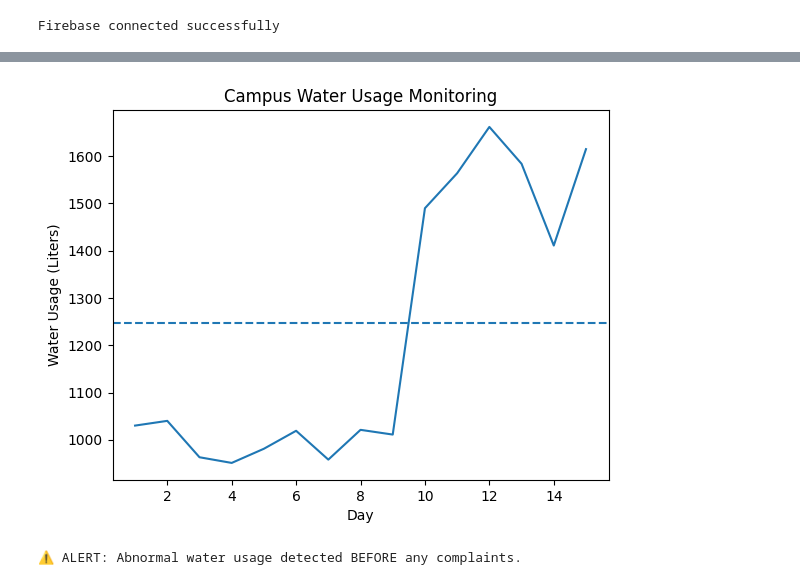
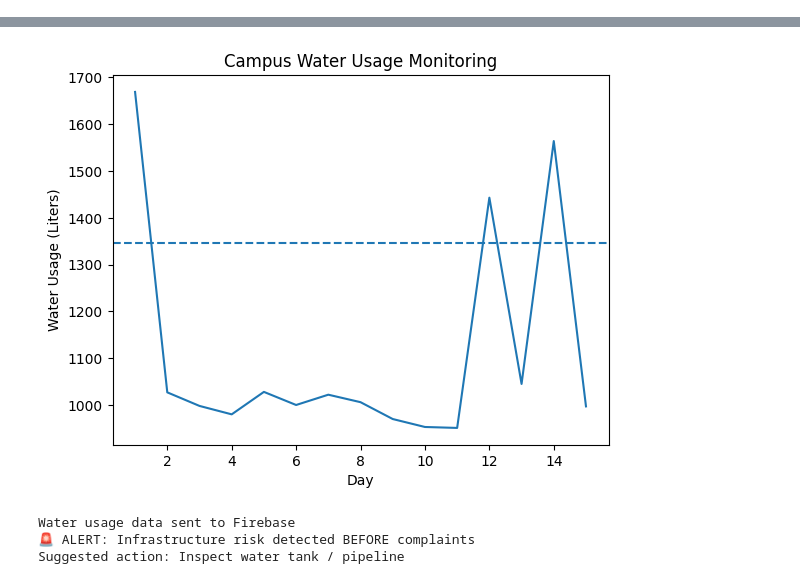
Before and after one commit to Ahil-12/invisible-infrastructure, a Jupyter notebook: invisible_infrastructure.ipynb, the cells around one changed output, grey strips where cells are left out. Saved outputs shown, nothing was run; the diff lists cells and outputs as text; code cells hidden in the pictures.

```diff
--- a/invisible_infrastructure.ipynb
+++ b/invisible_infrastructure.ipynb
@@ -18,39 +18,47 @@ Requirement already satisfied: charset_normalizer<4,>=2 in /usr/local/lib/python
 Requirement already satisfied: urllib3<3,>=1.21.1 in /usr/local/lib/python3.12/dist-packages (from requests>=2.16.0->cachecontrol>=0.12.14->firebase-admin) (2.5.0)
 Requirement already satisfied: pycparser in /usr/local/lib/python3.12/dist-packages (from cffi>=1.12->cryptography>=3.4.0->pyjwt[crypto]>=2.5.0->firebase-admin) (2.23)
 Requirement already satisfied: pyasn1<0.7.0,>=0.6.1 in /usr/local/lib/python3.12/dist-packages (from pyasn1-modules>=0.2.1->google-auth<3.0.0,>=2.14.1->google-api-core<3.0.0dev,>=1.22.1->google-api-co ...
-# %%
-import firebase_admin
-from firebase_admin import credentials, db
-
-cred = credentials.Certificate("invisible-infra-2fa6c-firebase-adminsdk-fbsvc-b4c5853464.json")
-firebase_admin.initialize_app(cred, {
-    "databaseURL": "https://invisible-infra-2fa6c-default-rtdb.firebaseio.com/"
-})
-
-print("Firebase connected successfully")
-# %% [output]
-Firebase connected successfully
 # %%
+# --- Firebase setup ---
+import firebase_admin
+from firebase_admin import credentials, db
+
+if not firebase_admin._apps:
+    cred = credentials.Certificate(
+        "invisible-infra-2fa6c-firebase-adminsdk-fbsvc-b4c5853464.json"
+    )
+    firebase_admin.initialize_app(cred, {
+        "databaseURL": "https://invisible-infra-2fa6c-default-rtdb.firebaseio.com/"
+    })
+
+print("Firebase connected successfully")
+
+
+# --- DEMO MODE: clear old data ---
+db.reference("water_usage").delete()
+
+# --- Generate fake water usage data ---
 import random
 import pandas as pd
 import matplotlib.pyplot as plt
 
-# Create fake daily water usage data
 days = list(range(1, 16))
 usage = []
 
 for day in days:
-    if day <= 9:
-        usage.append(random.randint(950, 1050))   # normal
+    # 80% chance normal, 20% chance abnormal
+    if random.random() < 0.8:
+        usage.append(random.randint(950, 1050))    # normal
     else:
-        usage.append(random.randint(1400, 1700))  # abnormal
+        usage.append(random.randint(1400, 1700))   # abnormal
+
 
 df = pd.DataFrame({
     "Day": days,
     "Water Usage (Liters)": usage
 })
 
-# Simple anomaly detection
+# --- Anomaly detection ---
 normal_mean = df["Water Usage (Liters)"][:9].mean()
 threshold = normal_mean * 1.25
 
@@ -60,15 +68,34 @@ df["Status"] = df["Water Usage (Liters)"].apply(
 
 print(df)
 
-# Plot
+# --- Plot ---
 plt.plot(df["Day"], df["Water Usage (Liters)"])
-plt.axhline(y=threshold, linestyle='--')
+plt.axhline(y=threshold, linestyle="--")
 plt.xlabel("Day")
 plt.ylabel("Water Usage (Liters)")
 plt.title("Campus Water Usage Monitoring")
 plt.show()
-if (df["Status"] == "⚠️ Risk Detected").any():
-    print("\n⚠️ ALERT: Abnormal water usage detected BEFORE any complaints.")
+
+# --- Push data to Firebase ---
+ref = db.reference("water_usage")
+
+for i in range(len(df)):
+    ref.push({
+        "day": int(df.iloc[i]["Day"]),
+        "usage": int(df.iloc[i]["Water Usage (Liters)"]),
+        "status": df.iloc[i]["Status"]
+    })
+
+print("Water usage data sent to Firebase")
+
+# --- Read from Firebase & trigger alert ---
+data = ref.get()
+
+for value in data.values():
+    if value["status"] == "⚠️ Risk Detected":
+        print("🚨 ALERT: Infrastructure risk detected BEFORE complaints")
+        print("Suggested action: Inspect water tank / pipeline")
+        break
 else:
-    print("\nAll systems normal.")
+    print("✅ All systems operating normally")
 # %% [output]
@@ -91,2 +119,4 @@ else:
-[figure, old version]
+[figure, new version]
-⚠️ ALERT: Abnormal water usage detected BEFORE any complaints.
+Water usage data sent to Firebase
+🚨 ALERT: Infrastructure risk detected BEFORE complaints
+Suggested action: Inspect water tank / pipeline
```
Also changed, not shown: parts of 4 cells of this notebook.
